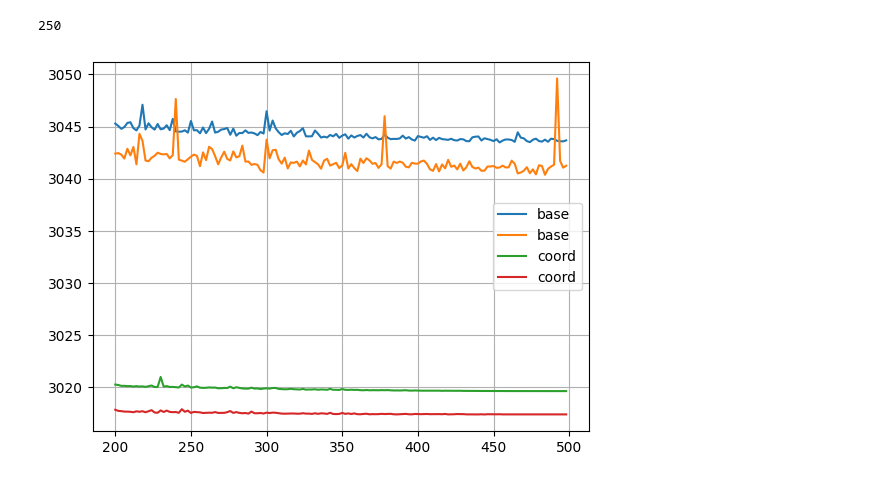
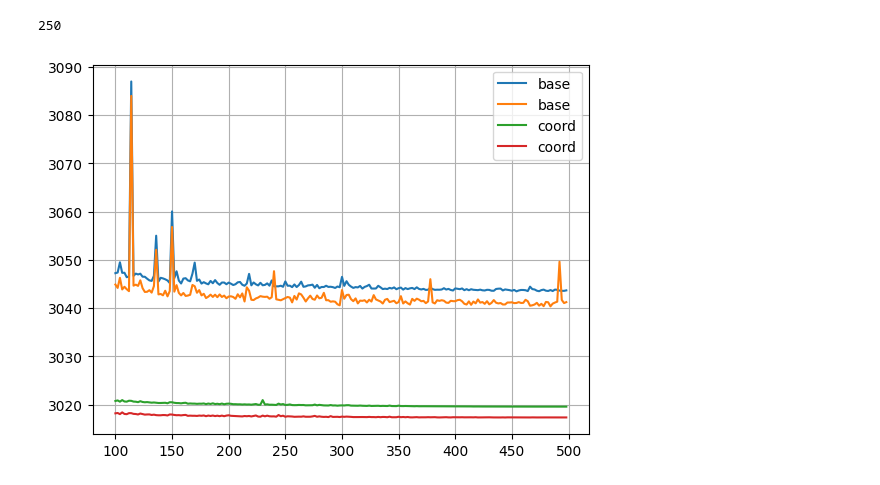
Before and after one commit to marianaw/egnn, a Jupyter notebook: notebooks/results_divein.ipynb, the cells around one changed output. Saved outputs shown, nothing was run; the diff lists cells and outputs as text; code cells hidden in the pictures.

```diff
--- a/notebooks/results_divein.ipynb
+++ b/notebooks/results_divein.ipynb
@@ -20,16 +22,16 @@ len(base['train']['epoch'])
 # %% [output]
 250
 # %%
-k = 100
+k = 50
 
 plt.plot(base['train']['epoch'][k:], base['train']['loss'][k:], label='base')
 plt.plot(base['val']['epoch'][k:], base['val']['loss'][k:], label='base')
 
 plt.plot(coord['train']['epoch'][k:], coord['train']['loss'][k:], label='coord')
 plt.plot(coord['val']['epoch'][k:], coord['val']['loss'][k:], label='coord')
 
 plt.legend()
 plt.grid()
 plt.show()
 # %% [output]
-[figure, old version]
+[figure, new version]
```
Also changed, not shown: parts of 20 cells of this notebook, 4 other files.
